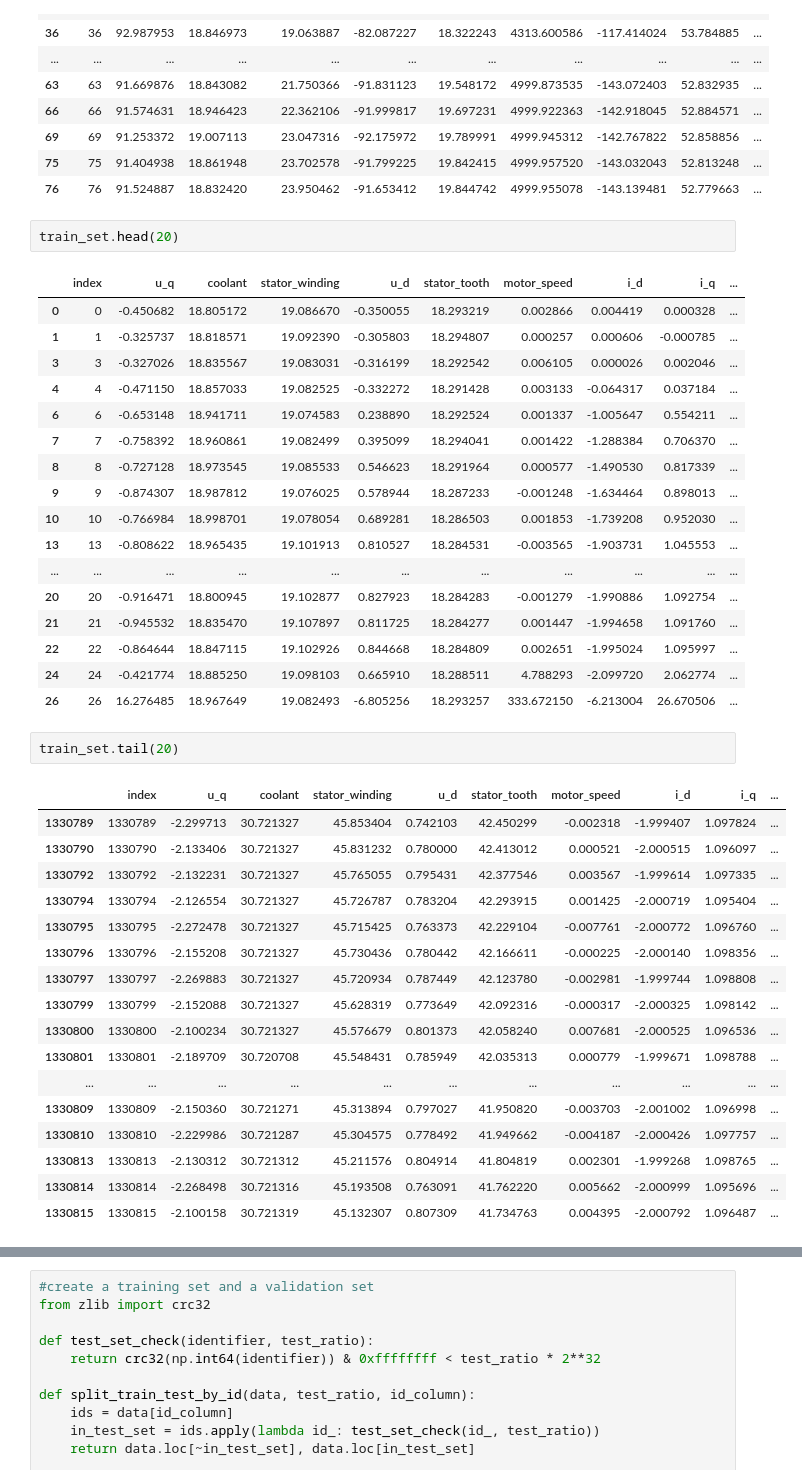
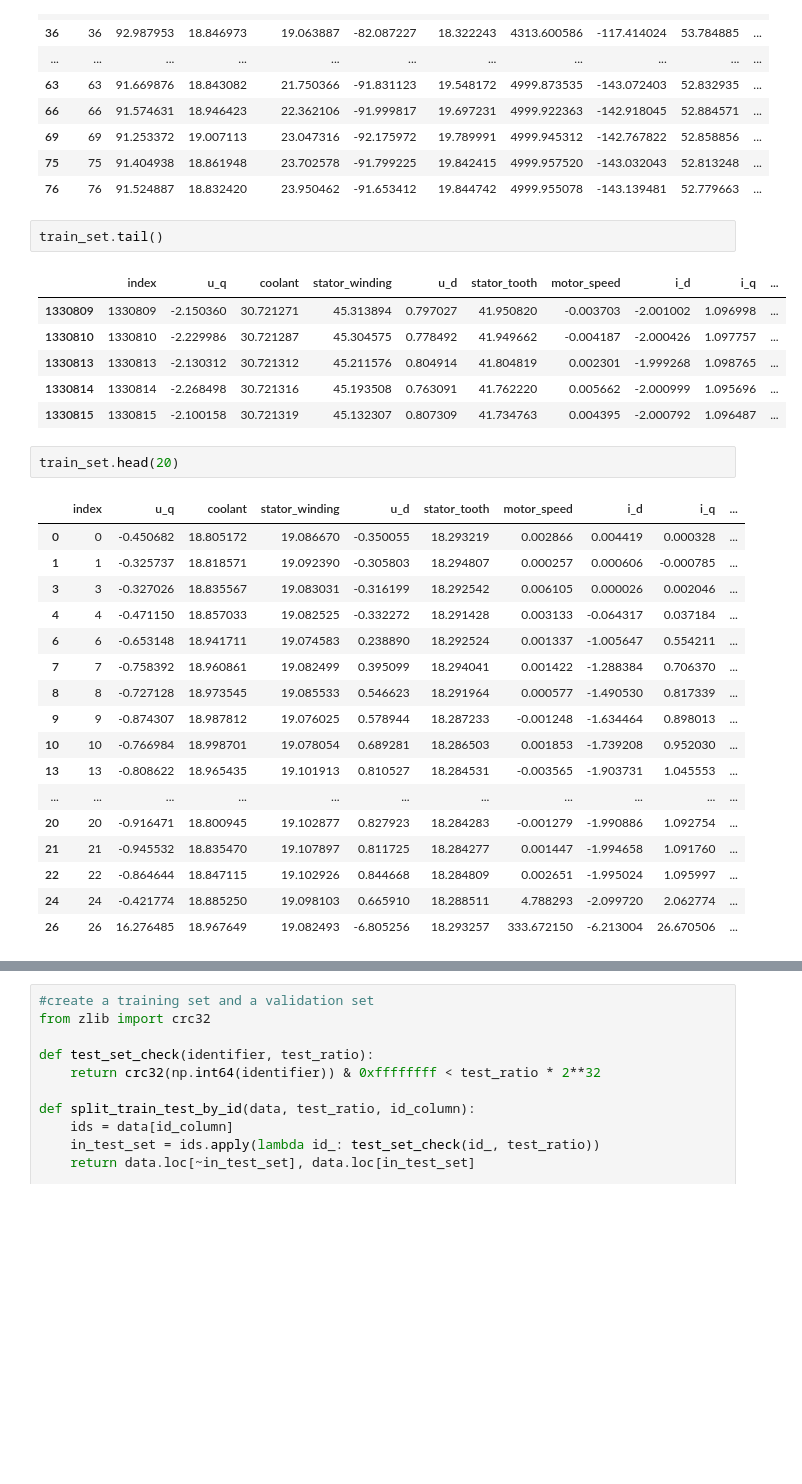
Before and after one commit to eike2/electric_motor, a Jupyter notebook: Task_1_to_4.ipynb, the cells around one changed output, grey strips where cells are left out. Saved outputs shown, nothing was run; the diff lists cells and outputs as text; blank space fills up the shorter version.

```diff
--- a/Task_1_to_4.ipynb
+++ b/Task_1_to_4.ipynb
@@ -127,45 +127,34 @@ test_set.head(20)
 | 75 | 75 | 91.404938 | 18.861948 | 23.702578 | -91.799225 | 19.842415 | 4999.957520 | -143.032043 | 52.813248 | ... |
 | 76 | 76 | 91.524887 | 18.832420 | 23.950462 | -91.653412 | 19.844742 | 4999.955078 | -143.139481 | 52.779663 | ... |
 # %%
-train_set.head(20)
+train_set.tail()
 # %% [output]
 |  | index | u_q | coolant | stator_winding | u_d | stator_tooth | motor_speed | i_d | i_q | ... |
-| 0 | 0 | -0.450682 | 18.805172 | 19.086670 | -0.350055 | 18.293219 | 0.002866 | 0.004419 | 0.000328 | ... |
-| 1 | 1 | -0.325737 | 18.818571 | 19.092390 | -0.305803 | 18.294807 | 0.000257 | 0.000606 | -0.000785 | ... |
-| 3 | 3 | -0.327026 | 18.835567 | 19.083031 | -0.316199 | 18.292542 | 0.006105 | 0.000026 | 0.002046 | ... |
-| 4 | 4 | -0.471150 | 18.857033 | 19.082525 | -0.332272 | 18.291428 | 0.003133 | -0.064317 | 0.037184 | ... |
-| 6 | 6 | -0.653148 | 18.941711 | 19.074583 | 0.238890 | 18.292524 | 0.001337 | -1.005647 | 0.554211 | ... |
-| 7 | 7 | -0.758392 | 18.960861 | 19.082499 | 0.395099 | 18.294041 | 0.001422 | -1.288384 | 0.706370 | ... |
-| 8 | 8 | -0.727128 | 18.973545 | 19.085533 | 0.546623 | 18.291964 | 0.000577 | -1.490530 | 0.817339 | ... |
-| 9 | 9 | -0.874307 | 18.987812 | 19.076025 | 0.578944 | 18.287233 | -0.001248 | -1.634464 | 0.898013 | ... |
-| 10 | 10 | -0.766984 | 18.998701 | 19.078054 | 0.689281 | 18.286503 | 0.001853 | -1.739208 | 0.952030 | ... |
-| 13 | 13 | -0.808622 | 18.965435 | 19.101913 | 0.810527 | 18.284531 | -0.003565 | -1.903731 | 1.045553 | ... |
-| ... | ... | ... | ... | ... | ... | ... | ... | ... | ... | ... |
-| 20 | 20 | -0.916471 | 18.800945 | 19.102877 | 0.827923 | 18.284283 | -0.001279 | -1.990886 | 1.092754 | ... |
-| 21 | 21 | -0.945532 | 18.835470 | 19.107897 | 0.811725 | 18.284277 | 0.001447 | -1.994658 | 1.091760 | ... |
-| 22 | 22 | -0.864644 | 18.847115 | 19.102926 | 0.844668 | 18.284809 | 0.002651 | -1.995024 | 1.095997 | ... |
-| 24 | 24 | -0.421774 | 18.885250 | 19.098103 | 0.665910 | 18.288511 | 4.788293 | -2.099720 | 2.062774 | ... |
-| 26 | 26 | 16.276485 | 18.967649 | 19.082493 | -6.805256 | 18.293257 | 333.672150 | -6.213004 | 26.670506 | ... |
+| 1330809 | 1330809 | -2.150360 | 30.721271 | 45.313894 | 0.797027 | 41.950820 | -0.003703 | -2.001002 | 1.096998 | ... |
+| 1330810 | 1330810 | -2.229986 | 30.721287 | 45.304575 | 0.778492 | 41.949662 | -0.004187 | -2.000426 | 1.097757 | ... |
+| 1330813 | 1330813 | -2.130312 | 30.721312 | 45.211576 | 0.804914 | 41.804819 | 0.002301 | -1.999268 | 1.098765 | ... |
+| 1330814 | 1330814 | -2.268498 | 30.721316 | 45.193508 | 0.763091 | 41.762220 | 0.005662 | -2.000999 | 1.095696 | ... |
+| 1330815 | 1330815 | -2.100158 | 30.721319 | 45.132307 | 0.807309 | 41.734763 | 0.004395 | -2.000792 | 1.096487 | ... |
 # %%
-train_set.tail(20)
+train_set.head(20)
 # %% [output]
 |  | index | u_q | coolant | stator_winding | u_d | stator_tooth | motor_speed | i_d | i_q | ... |
-| 1330789 | 1330789 | -2.299713 | 30.721327 | 45.853404 | 0.742103 | 42.450299 | -0.002318 | -1.999407 | 1.097824 | ... |
-| 1330790 | 1330790 | -2.133406 | 30.721327 | 45.831232 | 0.780000 | 42.413012 | 0.000521 | -2.000515 | 1.096097 | ... |
-| 1330792 | 1330792 | -2.132231 | 30.721327 | 45.765055 | 0.795431 | 42.377546 | 0.003567 | -1.999614 | 1.097335 | ... |
-| 1330794 | 1330794 | -2.126554 | 30.721327 | 45.726787 | 0.783204 | 42.293915 | 0.001425 | -2.000719 | 1.095404 | ... |
-| 1330795 | 1330795 | -2.272478 | 30.721327 | 45.715425 | 0.763373 | 42.229104 | -0.007761 | -2.000772 | 1.096760 | ... |
-| 1330796 | 1330796 | -2.155208 | 30.721327 | 45.730436 | 0.780442 | 42.166611 | -0.000225 | -2.000140 | 1.098356 | ... |
-| 1330797 | 1330797 | -2.269883 | 30.721327 | 45.720934 | 0.787449 | 42.123780 | -0.002981 | -1.999744 | 1.098808 | ... |
-| 1330799 | 1330799 | -2.152088 | 30.721327 | 45.628319 | 0.773649 | 42.092316 | -0.000317 | -2.000325 | 1.098142 | ... |
-| 1330800 | 1330800 | -2.100234 | 30.721327 | 45.576679 | 0.801373 | 42.058240 | 0.007681 | -2.000525 | 1.096536 | ... |
-| 1330801 | 1330801 | -2.189709 | 30.720708 | 45.548431 | 0.785949 | 42.035313 | 0.000779 | -1.999671 | 1.098788 | ... |
+| 0 | 0 | -0.450682 | 18.805172 | 19.086670 | -0.350055 | 18.293219 | 0.002866 | 0.004419 | 0.000328 | ... |
+| 1 | 1 | -0.325737 | 18.818571 | 19.092390 | -0.305803 | 18.294807 | 0.000257 | 0.000606 | -0.000785 | ... |
+| 3 | 3 | -0.327026 | 18.835567 | 19.083031 | -0.316199 | 18.292542 | 0.006105 | 0.000026 | 0.002046 | ... |
+| 4 | 4 | -0.471150 | 18.857033 | 19.082525 | -0.332272 | 18.291428 | 0.003133 | -0.064317 | 0.037184 | ... |
+| 6 | 6 | -0.653148 | 18.941711 | 19.074583 | 0.238890 | 18.292524 | 0.001337 | -1.005647 | 0.554211 | ... |
+| 7 | 7 | -0.758392 | 18.960861 | 19.082499 | 0.395099 | 18.294041 | 0.001422 | -1.288384 | 0.706370 | ... |
+| 8 | 8 | -0.727128 | 18.973545 | 19.085533 | 0.546623 | 18.291964 | 0.000577 | -1.490530 | 0.817339 | ... |
+| 9 | 9 | -0.874307 | 18.987812 | 19.076025 | 0.578944 | 18.287233 | -0.001248 | -1.634464 | 0.898013 | ... |
+| 10 | 10 | -0.766984 | 18.998701 | 19.078054 | 0.689281 | 18.286503 | 0.001853 | -1.739208 | 0.952030 | ... |
+| 13 | 13 | -0.808622 | 18.965435 | 19.101913 | 0.810527 | 18.284531 | -0.003565 | -1.903731 | 1.045553 | ... |
 | ... | ... | ... | ... | ... | ... | ... | ... | ... | ... | ... |
-| 1330809 | 1330809 | -2.150360 | 30.721271 | 45.313894 | 0.797027 | 41.950820 | -0.003703 | -2.001002 | 1.096998 | ... |
-| 1330810 | 1330810 | -2.229986 | 30.721287 | 45.304575 | 0.778492 | 41.949662 | -0.004187 | -2.000426 | 1.097757 | ... |
-| 1330813 | 1330813 | -2.130312 | 30.721312 | 45.211576 | 0.804914 | 41.804819 | 0.002301 | -1.999268 | 1.098765 | ... |
-| 1330814 | 1330814 | -2.268498 | 30.721316 | 45.193508 | 0.763091 | 41.762220 | 0.005662 | -2.000999 | 1.095696 | ... |
-| 1330815 | 1330815 | -2.100158 | 30.721319 | 45.132307 | 0.807309 | 41.734763 | 0.004395 | -2.000792 | 1.096487 | ... |
+| 20 | 20 | -0.916471 | 18.800945 | 19.102877 | 0.827923 | 18.284283 | -0.001279 | -1.990886 | 1.092754 | ... |
+| 21 | 21 | -0.945532 | 18.835470 | 19.107897 | 0.811725 | 18.284277 | 0.001447 | -1.994658 | 1.091760 | ... |
+| 22 | 22 | -0.864644 | 18.847115 | 19.102926 | 0.844668 | 18.284809 | 0.002651 | -1.995024 | 1.095997 | ... |
+| 24 | 24 | -0.421774 | 18.885250 | 19.098103 | 0.665910 | 18.288511 | 4.788293 | -2.099720 | 2.062774 | ... |
+| 26 | 26 | 16.276485 | 18.967649 | 19.082493 | -6.805256 | 18.293257 | 333.672150 | -6.213004 | 26.670506 | ... |
 # %%
 test_set.tail(20)
 # %% [output]
```
Also changed, not shown: parts of 16 cells of this notebook.
